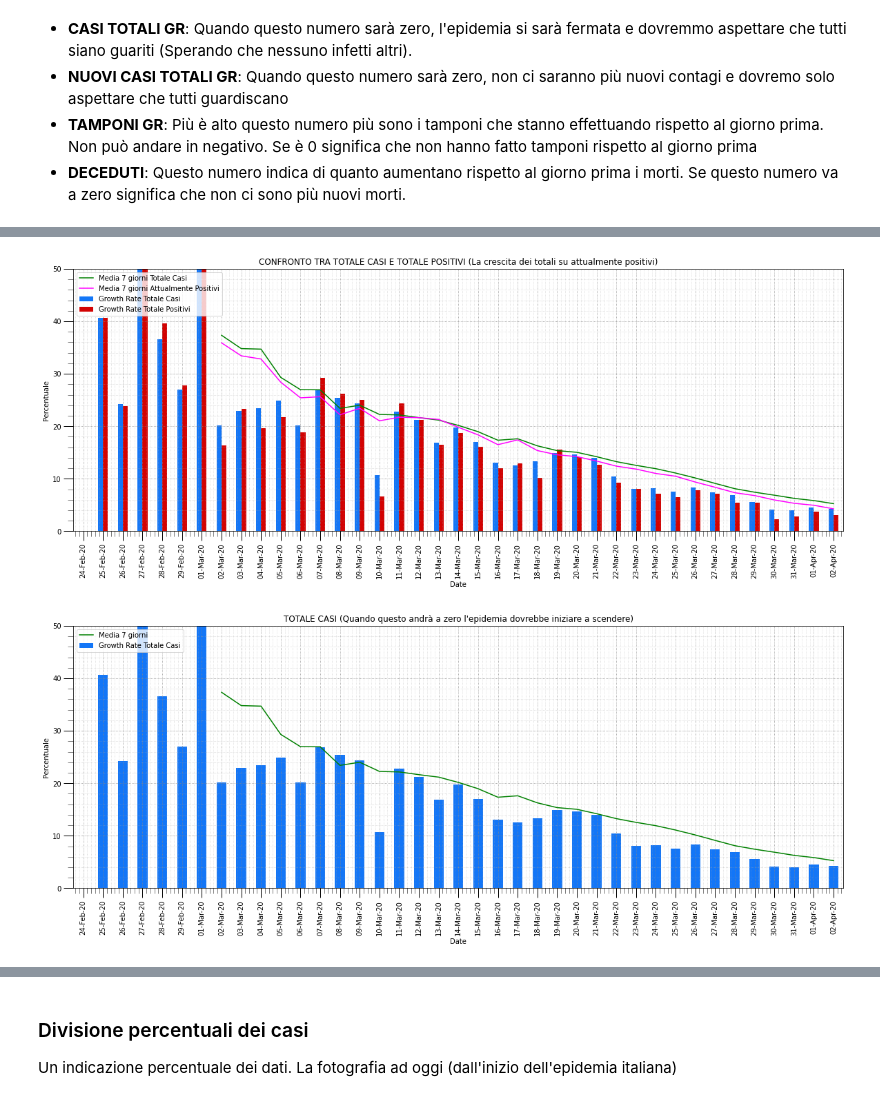
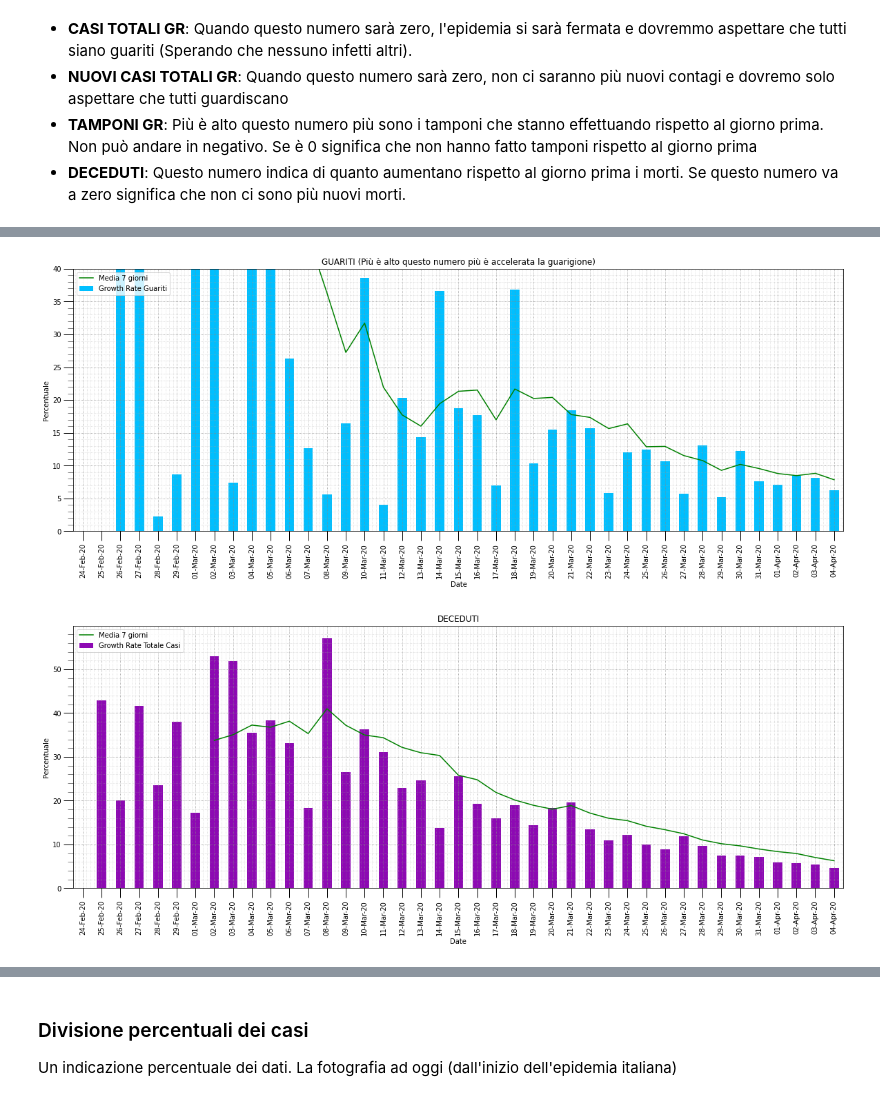
Before and after one commit to pasalino/Covid-19-PyAnalysis, a Jupyter notebook: Covid-19.ipynb, the cells around one changed output, grey strips where cells are left out. Cells and saved outputs as stored; diff of their text form; code cells hidden in the pictures.

```diff
--- a/Covid-19.ipynb
+++ b/Covid-19.ipynb
@@ -142,7 +142,8 @@ def beautify_graph(ax):
     ax.grid(b=True, which='minor', color='#AAAAAA', linestyle=':', alpha=0.5)
     ax.tick_params(which='both', width=1)
     ax.tick_params(which='major', length=14)
-    ax.tick_params(which='minor', length=8, color='gray')
+    ax.tick_params(axis="x", which='minor', length=0, color='gray')
+    ax.tick_params(axis="y", which='minor', length=8, color='gray')
 
 def show_table(df, tail=1):
     if 'DATA' in df.columns:
@@ -468,28 +487,28 @@ show_table(avg_trend,5).rename(columns=LABELS)
 # %%
-plot = ['totale_casi_percent','attualmente_positivi_percent']
+fig, ax = plt.subplots()
+plot = ['dimessi_guariti_percent']
 
-labels = ['Growth Rate Totale Casi', 'Growth Rate Totale Positivi']
-ax = avg_trend.plot(kind='bar', x='data', y=plot, color=[COL_TOTALE_CASI, COL_ATTUALMENTE_POSITIVI], rot=90, label=labels)
+labels = ['Growth Rate Guariti']
+ay = avg_trend.plot(kind='bar', x='data', y=plot, color=[COL_GUARITI], rot=90, label=labels, ax=ax)
 
-plot = ['avg_totale', 'avg_att_positivi']
-labels = ['Media 7 giorni Totale Casi', 'Media 7 giorni Attualmente Positivi']
-ay = avg_trend.plot(kind='line', x='data', y=plot, color=[COL_AVG, 'magenta'], rot=90, label=labels, ax=ax)
+plot = ['avg_dimessi_guariti']
+labels = ['Media 7 giorni']
+ay = avg_trend.plot(kind='line', x='data', y=plot, color=[COL_AVG], rot=90, label=labels, ax=ax)
 
-ax.set_ylim(0,50)
-ax.set_title("CONFRONTO TRA TOTALE CASI E TOTALE POSITIVI (La crescita dei totali su attualmente positivi)")
+ax.set_title("GUARITI (Più è alto questo numero più è accelerata la guarigione)")
 ax.set_ylabel('Percentuale')
+ax.set_ylim(0,40)
 beautify_graph(ax)
 # %% [output]
-[figure, old version]
+[figure, new version]
 # %%
 fig, ax = plt.subplots()
 
-ay = avg_trend.plot(kind='line', x='data', y=['avg_totale'], color=[COL_AVG], rot=90, label=['Media 7 giorni'], ax=ax)
-#plt.plot(inter[0], inter[1], color='tomato', label='Predizione')
-avg_trend.plot(kind='bar', x='data', y=['totale_casi_percent'], color=[COL_TOTALE_CASI], label=['Growth Rate Totale Casi'], ax=ay)
-ax.set_ylim(0,50)
-ax.set_title("TOTALE CASI (Quando questo andrà a zero l'epidemia dovrebbe iniziare a scendere)")
+ay = avg_trend.plot(kind='line', x='data', y=['avg_deceduti'], color=[COL_AVG], rot=90, label=['Media 7 giorni'], ax=ax)
+avg_trend.plot(kind='bar', x='data', y=['deceduti_percent'], color=[COL_DECEDUTI], label=['Growth Rate Totale Casi'], ax=ay)
+
+ax.set_title("DECEDUTI")
 ax.set_ylabel('Percentuale')
 beautify_graph(ax)
 # %% [output]
-[figure, old version]
+[figure, new version]
```
Also changed, not shown: parts of 36 cells of this notebook, 1 other file.
